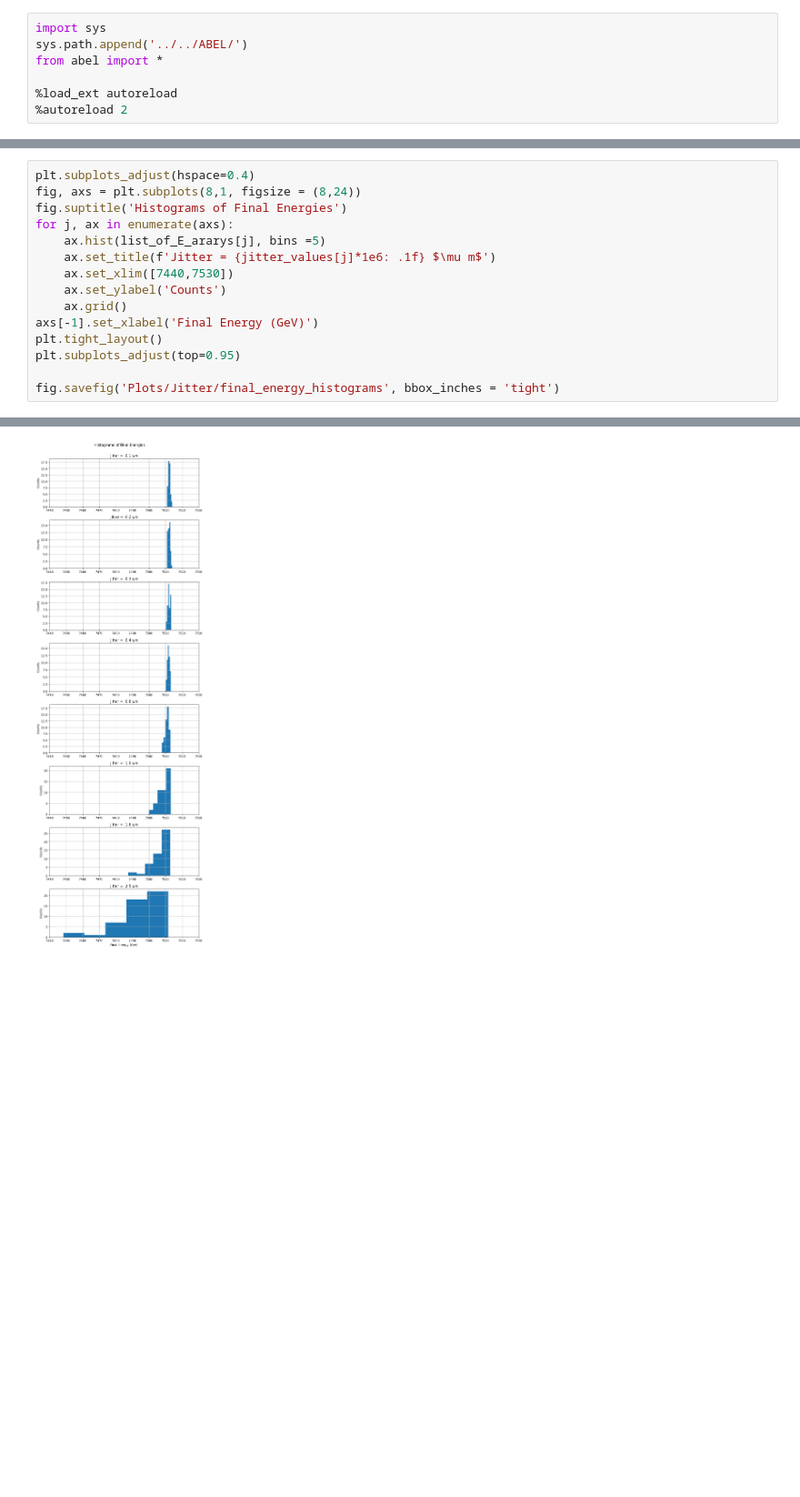
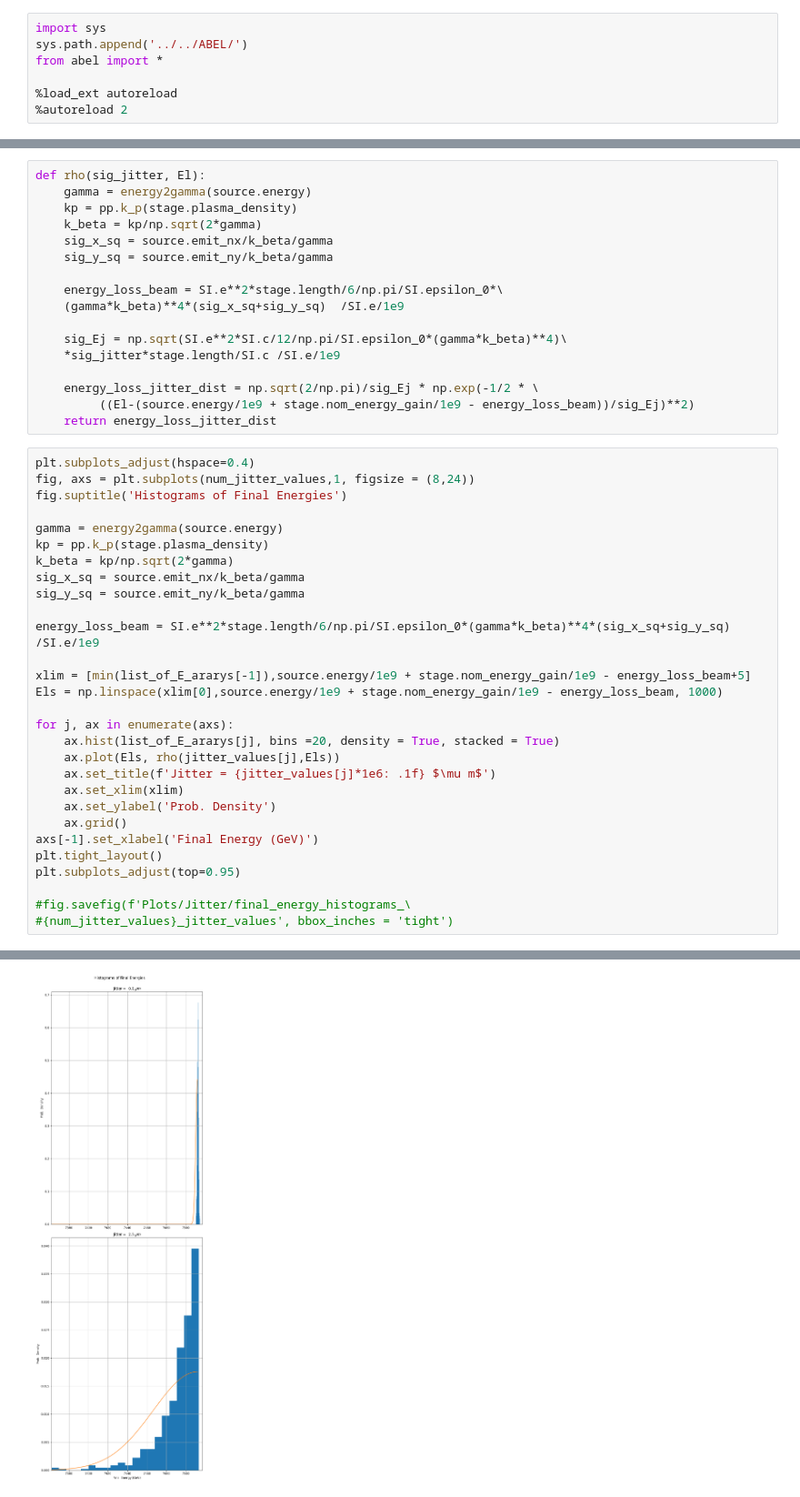
Before and after one commit to Knallvik/Master, a Jupyter notebook: ABEL_scripts/Scan_over_jitter.ipynb, the cells around one changed output, grey strips where cells are left out. Shown at 91% size. Saved outputs shown, nothing was run; the diff lists cells and outputs as text; blank space fills up the shorter version.

Commit message:
Ran jitter simulation

```diff
--- a/ABEL_scripts/Scan_over_jitter.ipynb
+++ b/ABEL_scripts/Scan_over_jitter.ipynb
@@ -154,18 +175,49 @@ for j in range(num_jitter_values):
+# %%
+def rho(sig_jitter, El):
+    gamma = energy2gamma(source.energy)
+    kp = pp.k_p(stage.plasma_density)
+    k_beta = kp/np.sqrt(2*gamma)
+    sig_x_sq = source.emit_nx/k_beta/gamma
+    sig_y_sq = source.emit_ny/k_beta/gamma
+
+    energy_loss_beam = SI.e**2*stage.length/6/np.pi/SI.epsilon_0*\
+    (gamma*k_beta)**4*(sig_x_sq+sig_y_sq)  /SI.e/1e9
+
+    sig_Ej = np.sqrt(SI.e**2*SI.c/12/np.pi/SI.epsilon_0*(gamma*k_beta)**4)\
+    *sig_jitter*stage.length/SI.c /SI.e/1e9
+
+    energy_loss_jitter_dist = np.sqrt(2/np.pi)/sig_Ej * np.exp(-1/2 * \
+         ((El-(source.energy/1e9 + stage.nom_energy_gain/1e9 - energy_loss_beam))/sig_Ej)**2)
+    return energy_loss_jitter_dist
 # %%
 plt.subplots_adjust(hspace=0.4)
-fig, axs = plt.subplots(8,1, figsize = (8,24))
+fig, axs = plt.subplots(num_jitter_values,1, figsize = (8,24))
 fig.suptitle('Histograms of Final Energies')
+
+gamma = energy2gamma(source.energy)
+kp = pp.k_p(stage.plasma_density)
+k_beta = kp/np.sqrt(2*gamma)
+sig_x_sq = source.emit_nx/k_beta/gamma
+sig_y_sq = source.emit_ny/k_beta/gamma
+
+energy_loss_beam = SI.e**2*stage.length/6/np.pi/SI.epsilon_0*(gamma*k_beta)**4*(sig_x_sq+sig_y_sq)  /SI.e/1e9
+
+xlim = [min(list_of_E_ararys[-1]),source.energy/1e9 + stage.nom_energy_gain/1e9 - energy_loss_beam+5]
+Els = np.linspace(xlim[0],source.energy/1e9 + stage.nom_energy_gain/1e9 - energy_loss_beam, 1000)
+
 for j, ax in enumerate(axs):
-    ax.hist(list_of_E_ararys[j], bins =5)
+    ax.hist(list_of_E_ararys[j], bins =20, density = True, stacked = True)
+    ax.plot(Els, rho(jitter_values[j],Els))
     ax.set_title(f'Jitter = {jitter_values[j]*1e6: .1f} $\mu m$')
-    ax.set_xlim([7440,7530])
-    ax.set_ylabel('Counts')
+    ax.set_xlim(xlim)
+    ax.set_ylabel('Prob. Density')
     ax.grid()
 axs[-1].set_xlabel('Final Energy (GeV)')
 plt.tight_layout()
 plt.subplots_adjust(top=0.95)
 
-fig.savefig('Plots/Jitter/final_energy_histograms', bbox_inches = 'tight')
+#fig.savefig(f'Plots/Jitter/final_energy_histograms_\
+#{num_jitter_values}_jitter_values', bbox_inches = 'tight')
 # %% [output]
 <Figure size 640x480 with 0 Axes>
-[figure, old version]
+[figure, new version]
```
Also changed, not shown: parts of 5 cells of this notebook, 1 other file.
